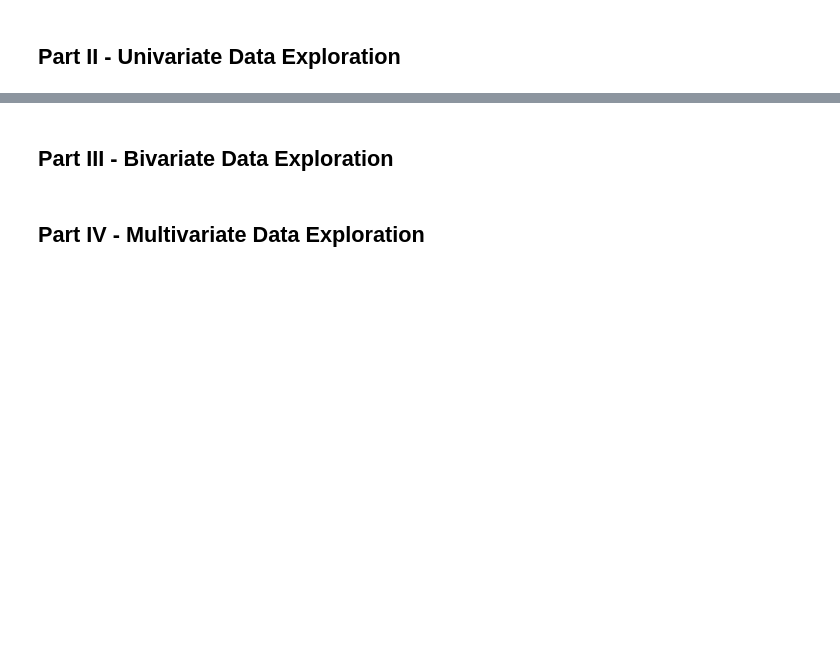
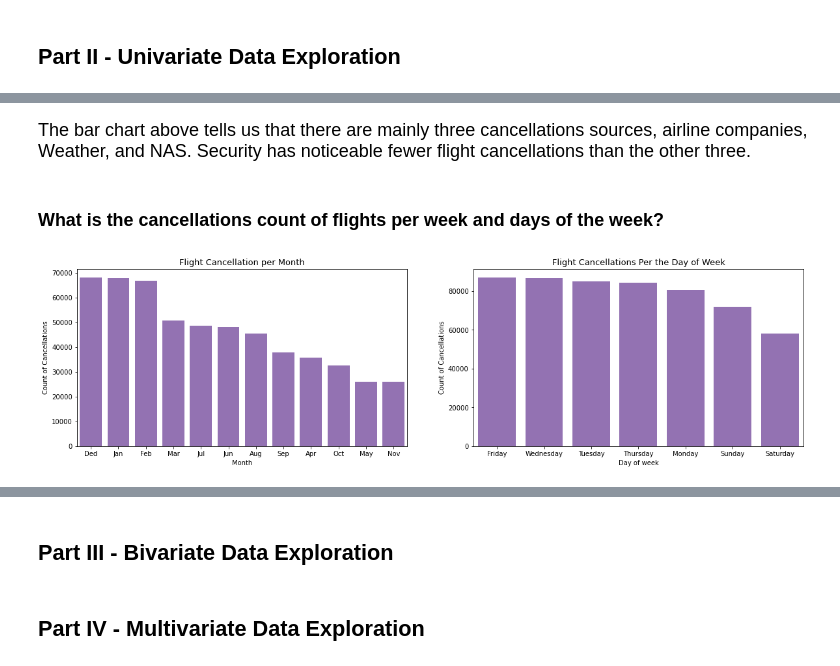
Before and after one commit to mozaini/Visualization_Project, a Jupyter notebook: exploration_template.ipynb, the cells around one changed output, grey strips where cells are left out. Saved outputs shown, nothing was run; the diff lists cells and outputs as text; code cells hidden in the pictures; blank space fills up the shorter version.

```diff
--- a/exploration_template.ipynb
+++ b/exploration_template.ipynb
@@ -89,0 +160,25 @@ memory usage: 6.4+ GB
+# %% [markdown]
+<p style="font-size:18px">The bar chart above tells us that there are mainly three cancellations sources, airline companies, Weather, and NAS. Security has noticeable fewer flight cancellations than the other three.</p>
+# %% [markdown]
+### What is the cancellations count of flights per week and days of the week?
+# %%
+# month_ord = sub_df.Month.value_counts().index
+# day_of_w_ord = sub_df.DayOfWeek.value_counts().index
+
+plt.figure(figsize = [20, 5])
+plt.subplot(1, 2, 1)
+M_ticks = ['Ded','Jan','Feb', 'Mar','Jul','Jun','Aug', 'Sep','Apr','Oct','May','Nov']
+chart_1 = sns.countplot(data = sub_df, x = 'Month', color = color_base
+              , order = month_ord)
+chart_1.set_xticklabels(M_ticks)
+plt.title('Flight Cancellation per Month', fontsize =13)
+plt.ylabel('Count of Cancellations')
+plt.subplot(1, 2, 2)
+D_ticks = ['Friday', 'Wednesday', 'Tuesday','Thursday','Monday','Sunday','Saturday']
+Chart_2 = sns.countplot(data = sub_df, x = 'DayOfWeek', color = color_base,order = day_of_w_ord)
+Chart_2.set_xticklabels(D_ticks)
+plt.title('Flight Cancellations Per the Day of Week', fontsize =13)
+plt.ylabel('Count of Cancellations')
+plt.xlabel('Day of week');
+# %% [output]
+[figure, added]
```
Also changed, not shown: parts of 23 cells of this notebook.
